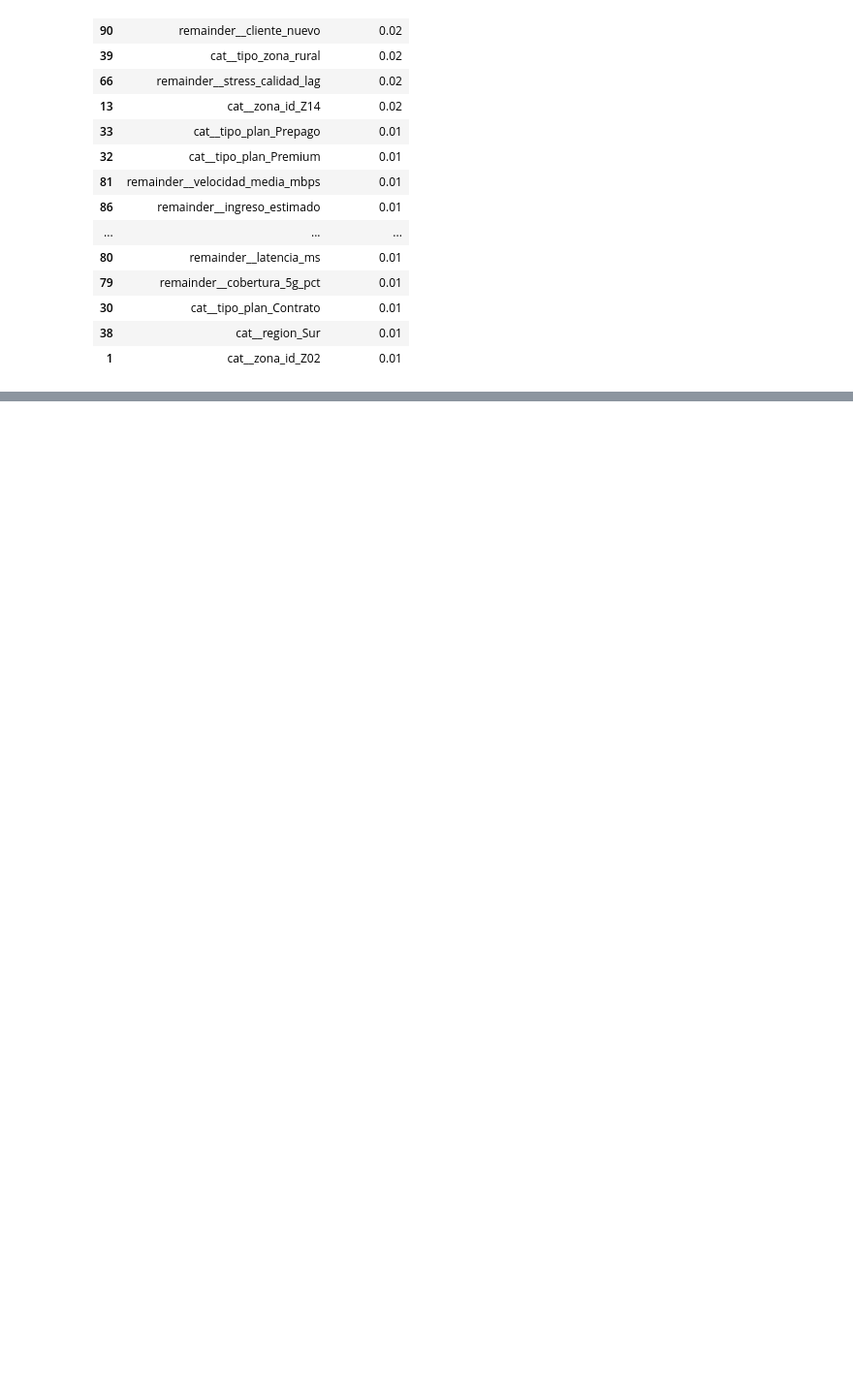
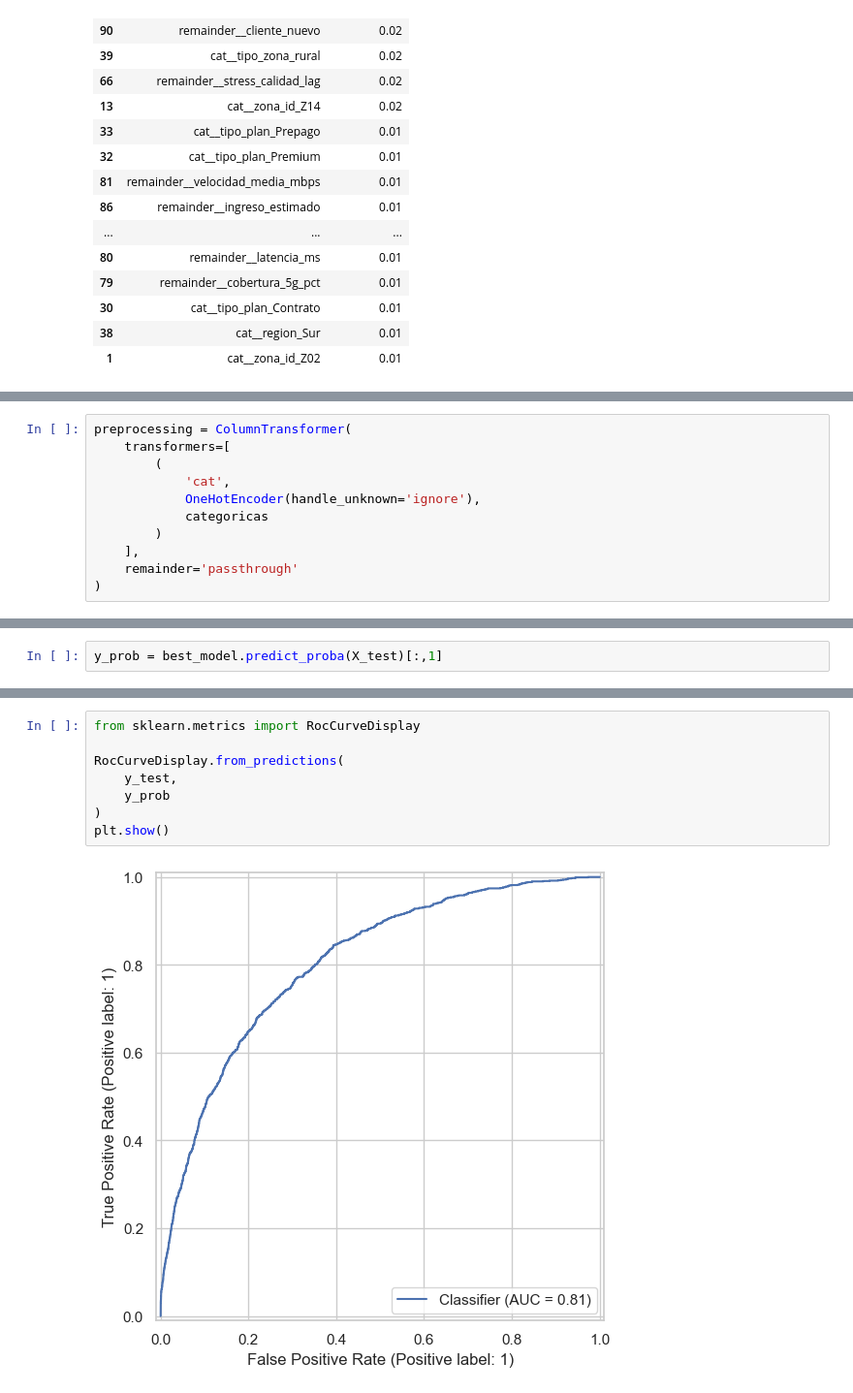
Before and after one commit to ancarmar03-create/UCV-Churn, a Jupyter notebook: notebooks/modelo1.ipynb, the cells around one changed output, grey strips where cells are left out. Shown at 97% size. Cells and saved outputs as stored; diff of their text form; blank space fills up the shorter version.

```diff
--- a/notebooks/modelo1.ipynb
+++ b/notebooks/modelo1.ipynb
@@ -4194,0 +4304,11 @@ imp_df.head(30)
+# %%
+preprocessing = ColumnTransformer(
+    transformers=[
+        (
+            'cat',
+            OneHotEncoder(handle_unknown='ignore'),
+            categoricas
+        )
+    ],
+    remainder='passthrough'
+)
@@ -4194,0 +4551,2 @@ imp_df.head(30)
+# %%
+y_prob = best_model.predict_proba(X_test)[:,1]
@@ -4194,0 +4596,10 @@ imp_df.head(30)
+# %%
+from sklearn.metrics import RocCurveDisplay
+
+RocCurveDisplay.from_predictions(
+    y_test,
+    y_prob
+)
+plt.show()
+# %% [output]
+[figure, added]
```
Also changed, not shown: parts of 49 cells of this notebook.
